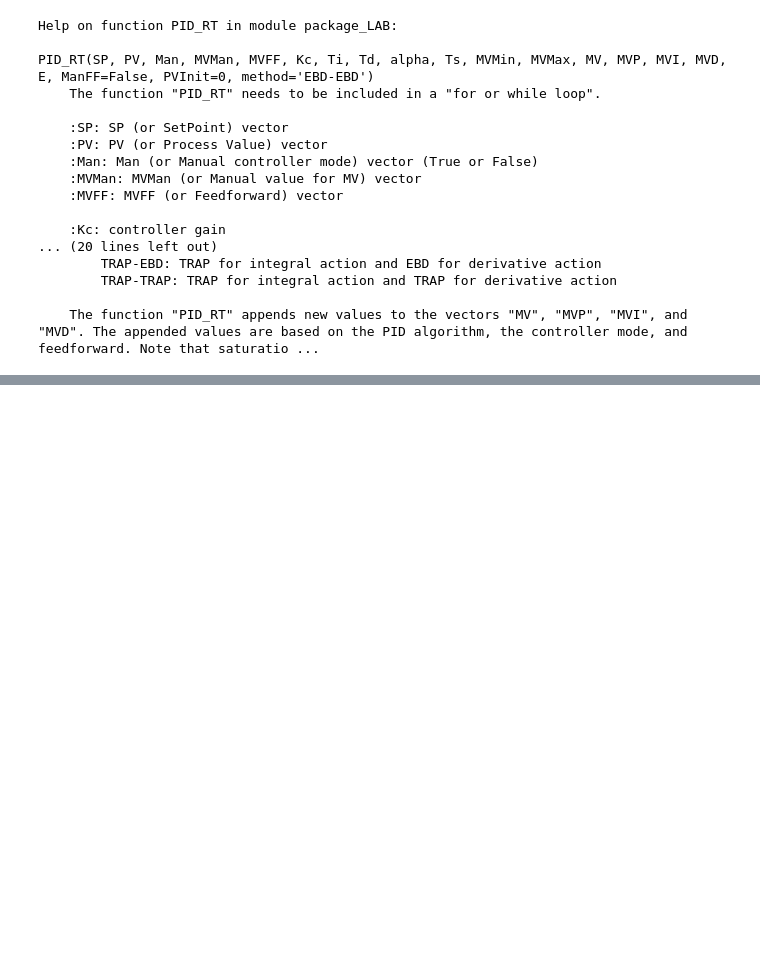
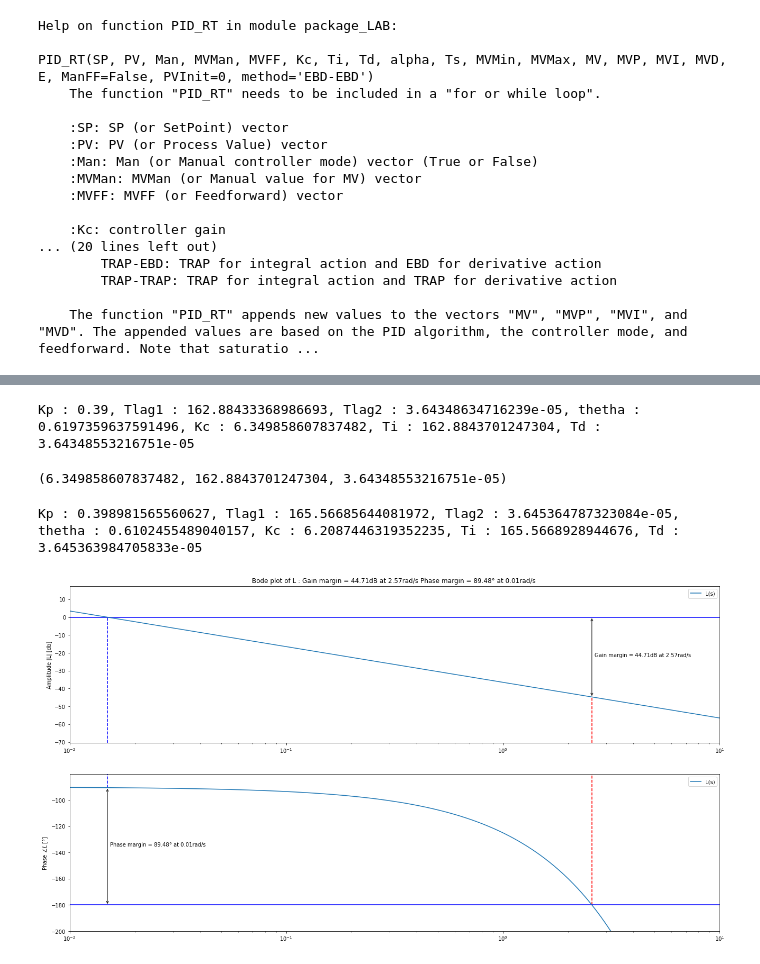
Before and after one commit to FlorianLebecque/Control_theory_software, a Jupyter notebook: package_LAB.ipynb, the cells around one changed output, grey strips where cells are left out. Cells and saved outputs as stored; diff of their text form; code cells hidden in the pictures; blank space fills up the shorter version.

Commit message:
Fix StabilityMargins function

```diff
--- a/package_LAB.ipynb
+++ b/package_LAB.ipynb
@@ -174,2 +195,5 @@ help(IMCTuning)
 # %%
-IMCTuning(Kp= 0.39, Tlag1 = 162.88433368986693, Tlag2 = 3.64348634716239e-05,theta =0.8697359637591496,  a= 0.13, process="SOPDT")
+IMCTuning(Kp= 0.39, Tlag1 = 162.88433368986693, Tlag2 = 3.64348634716239e-05,theta =0.6197359637591496,  gamma= 0.4, process="SOPDT")
+# %% [output]
+Kp : 0.39, Tlag1 : 162.88433368986693, Tlag2 : 3.64348634716239e-05, thetha : 0.6197359637591496, Kc : 6.349858607837482, Ti : 162.8843701247304, Td : 3.64348553216751e-05
+(6.349858607837482, 162.8843701247304, 3.64348553216751e-05)
@@ -192,0 +200,23 @@ StabilityMargins(P,C,omega)
+# %%
+Kp = 0.398981565560627
+T1p = 165.56685644081972
+T2p = 3.645364787323084e-05
+thetap = 0.6102455489040157
+gamma = 0.4
+
+P = Process({})
+P.parameters['Kp'] = Kp
+P.parameters['Tlag1'] = T1p
+P.parameters['Tlag2'] = T2p
+P.parameters['theta'] = thetap
+
+C = PID({})
+C.parameters['Kc'],C.parameters['Ti'],C.parameters['Td']  =  IMCTuning(Kp,T1p,T2p,thetap,gamma,'SOPDT')
+C.parameters['alpha'] = 1
+
+omega = np.logspace(-2, 1, 10000)
+
+StabilityMargins(P,C,omega)
+# %% [output]
+Kp : 0.398981565560627, Tlag1 : 165.56685644081972, Tlag2 : 3.645364787323084e-05, thetha : 0.6102455489040157, Kc : 6.2087446319352235, Ti : 165.5668928944676, Td : 3.645363984705833e-05
+[figure, added]
```
Also changed, not shown: parts of 4 cells of this notebook, 1 other file.
